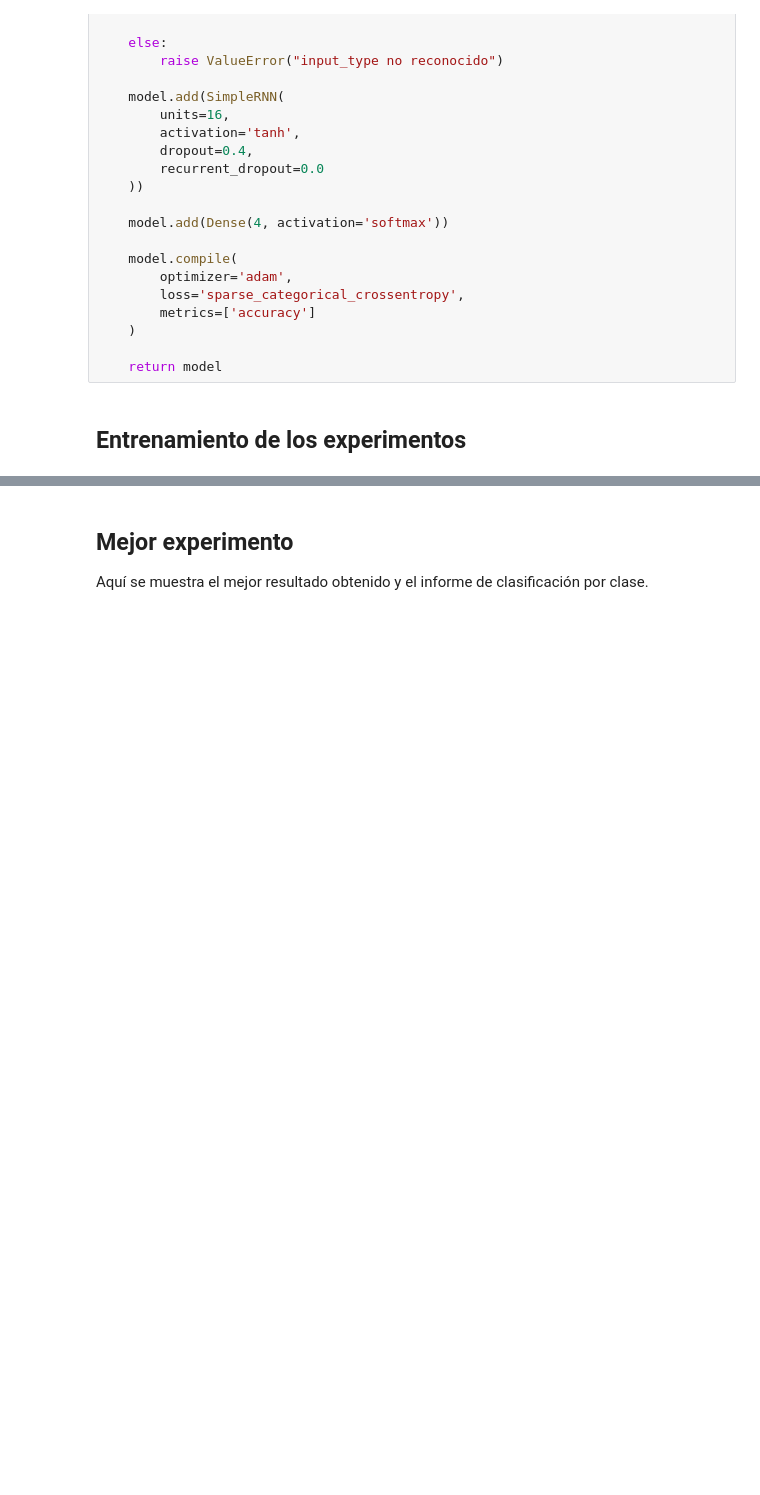
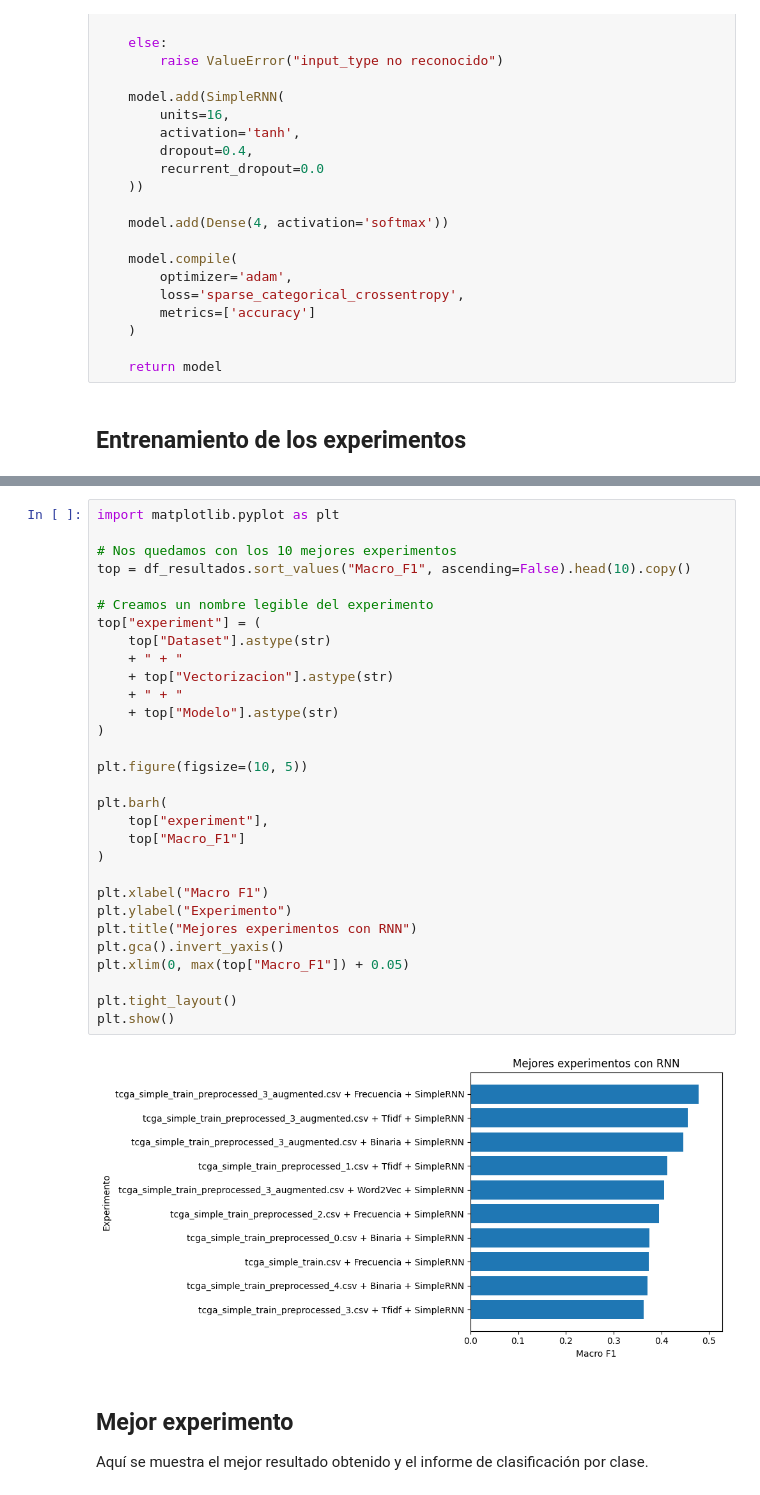
Before and after one commit to Hugo31810/OncoNLP, a Jupyter notebook: Notebooks/08_RNN.ipynb, the cells around one changed output, grey strips where cells are left out. Drawn from its saved outputs; the diff is of its cells as text; blank space fills up the shorter version.

```diff
--- a/Notebooks/08_RNN.ipynb
+++ b/Notebooks/08_RNN.ipynb
@@ -442,3 +443,35 @@ Nuevo mejor modelo guardado en: ../Models/best_rnn.keras
+# %%
+import matplotlib.pyplot as plt
+
+# Nos quedamos con los 10 mejores experimentos
+top = df_resultados.sort_values("Macro_F1", ascending=False).head(10).copy()
+
+# Creamos un nombre legible del experimento
+top["experiment"] = (
+    top["Dataset"].astype(str)
+    + " + "
+    + top["Vectorizacion"].astype(str)
+    + " + "
+    + top["Modelo"].astype(str)
+)
+
+plt.figure(figsize=(10, 5))
+
+plt.barh(
+    top["experiment"],
+    top["Macro_F1"]
+)
+
+plt.xlabel("Macro F1")
+plt.ylabel("Experimento")
+plt.title("Mejores experimentos con RNN")
+plt.gca().invert_yaxis()
+plt.xlim(0, max(top["Macro_F1"]) + 0.05)
+
+plt.tight_layout()
+plt.show()
+# %% [output]
+[figure, added]
 # %% [markdown]
 ## Mejor experimento
 
```
Also changed, not shown: parts of 5 cells of this notebook, 2 other files.
